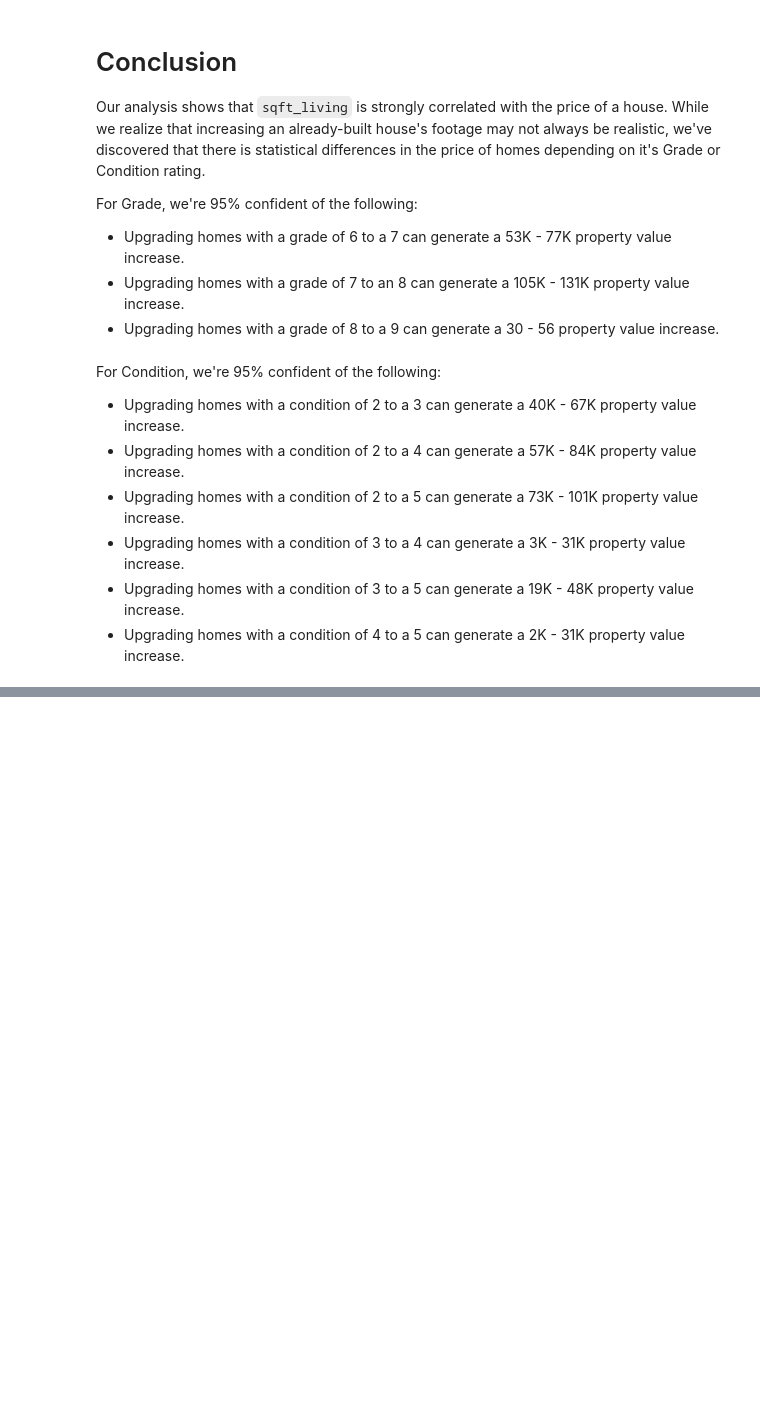
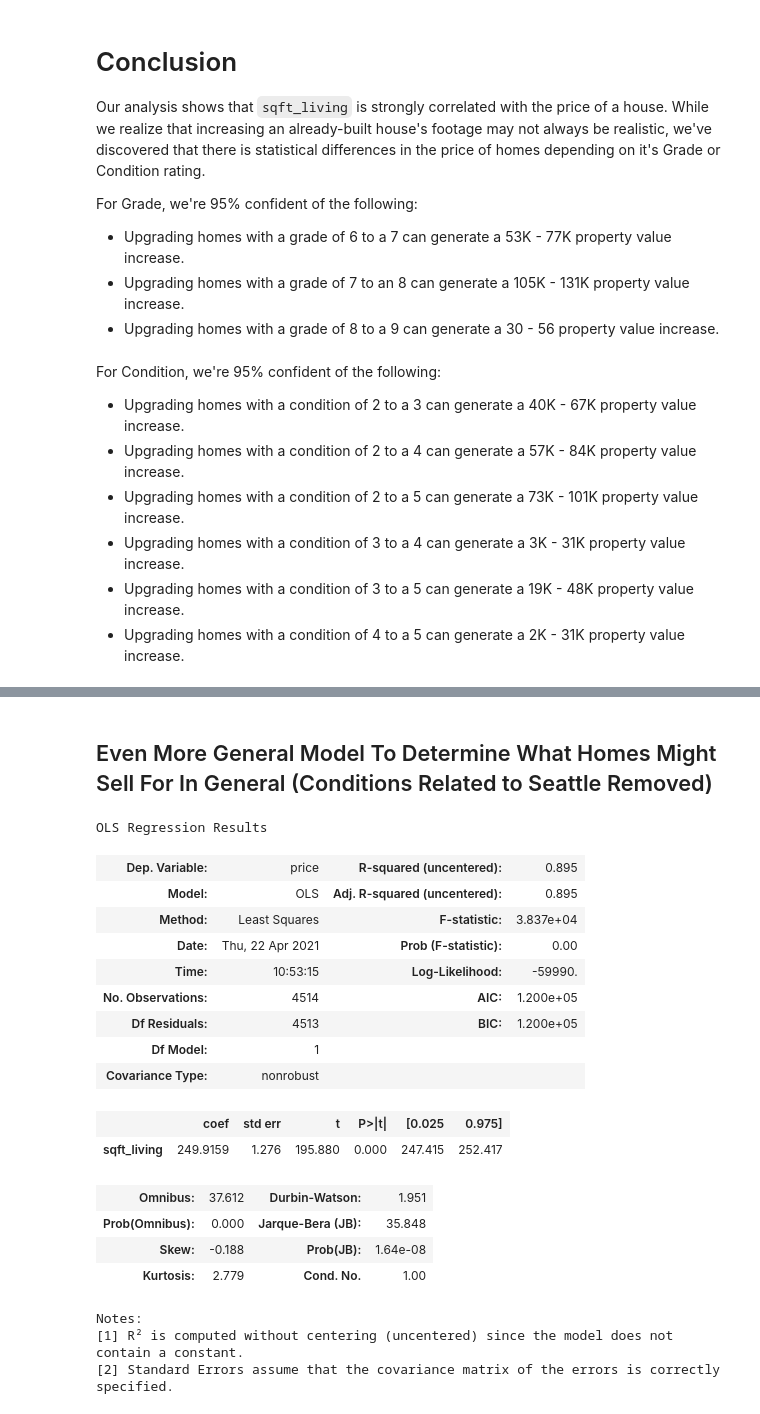
Before and after one commit to cdlc01/Housing_Analysis, a Jupyter notebook: David_and_Chris Notebook DataFrame Analysis.ipynb, the cells around one changed output, grey strips where cells are left out. Saved outputs shown, nothing was run; the diff lists cells and outputs as text; code cells hidden in the pictures; blank space fills up the shorter version.

```diff
--- a/David_and_Chris Notebook DataFrame Analysis.ipynb
+++ b/David_and_Chris Notebook DataFrame Analysis.ipynb
@@ -1159,0 +1244,33 @@ For Condition, we're 95% confident of the following: <br>
+# %% [markdown]
+## Even More General Model To Determine What Homes Might Sell For In General (Conditions Related to Seattle Removed)
+# %%
+#We remove all zipcodes since these specific zipcodes are only related to Seattle
+#We also remove Grade and Condition since we don't know that this exact same
+#grading system is in place in other states
+#This only leaves yes_renovation and number of bathrooms which is silly to only focus on those two
+#variables, sqft_living showed earlier to have strong correlation with price BUT has multicollinear
+#issues with many of the other factors so it by itself is a pretty strong indicator on price for
+#a very general idea on how much a home might sell for
+new_var = ['sqft_living']
+model3 = sm.OLS(exp_11['price'], exp_11[new_var]).fit()
+model3.summary()
+# %% [output]
+OLS Regression Results
+| Dep. Variable: | price | R-squared (uncentered): | 0.895 |
+| Model: | OLS | Adj. R-squared (uncentered): | 0.895 |
+| Method: | Least Squares | F-statistic: | 3.837e+04 |
+| Date: | Thu, 22 Apr 2021 | Prob (F-statistic): | 0.00 |
+| Time: | 10:53:15 | Log-Likelihood: | -59990. |
+| No. Observations: | 4514 | AIC: | 1.200e+05 |
+| Df Residuals: | 4513 | BIC: | 1.200e+05 |
+| Df Model: | 1 |  |  |
+| Covariance Type: | nonrobust |  |  |
+|  | coef | std err | t | P>|t| | [0.025 | 0.975] |
+| sqft_living | 249.9159 | 1.276 | 195.880 | 0.000 | 247.415 | 252.417 |
+| Omnibus: | 37.612 | Durbin-Watson: | 1.951 |
+| Prob(Omnibus): | 0.000 | Jarque-Bera (JB): | 35.848 |
+| Skew: | -0.188 | Prob(JB): | 1.64e-08 |
+| Kurtosis: | 2.779 | Cond. No. | 1.00 |
+Notes:
+[1] R² is computed without centering (uncentered) since the model does not contain a constant.
+[2] Standard Errors assume that the covariance matrix of the errors is correctly specified.
```
Also changed, not shown: parts of 11 cells of this notebook, 1 other file.
